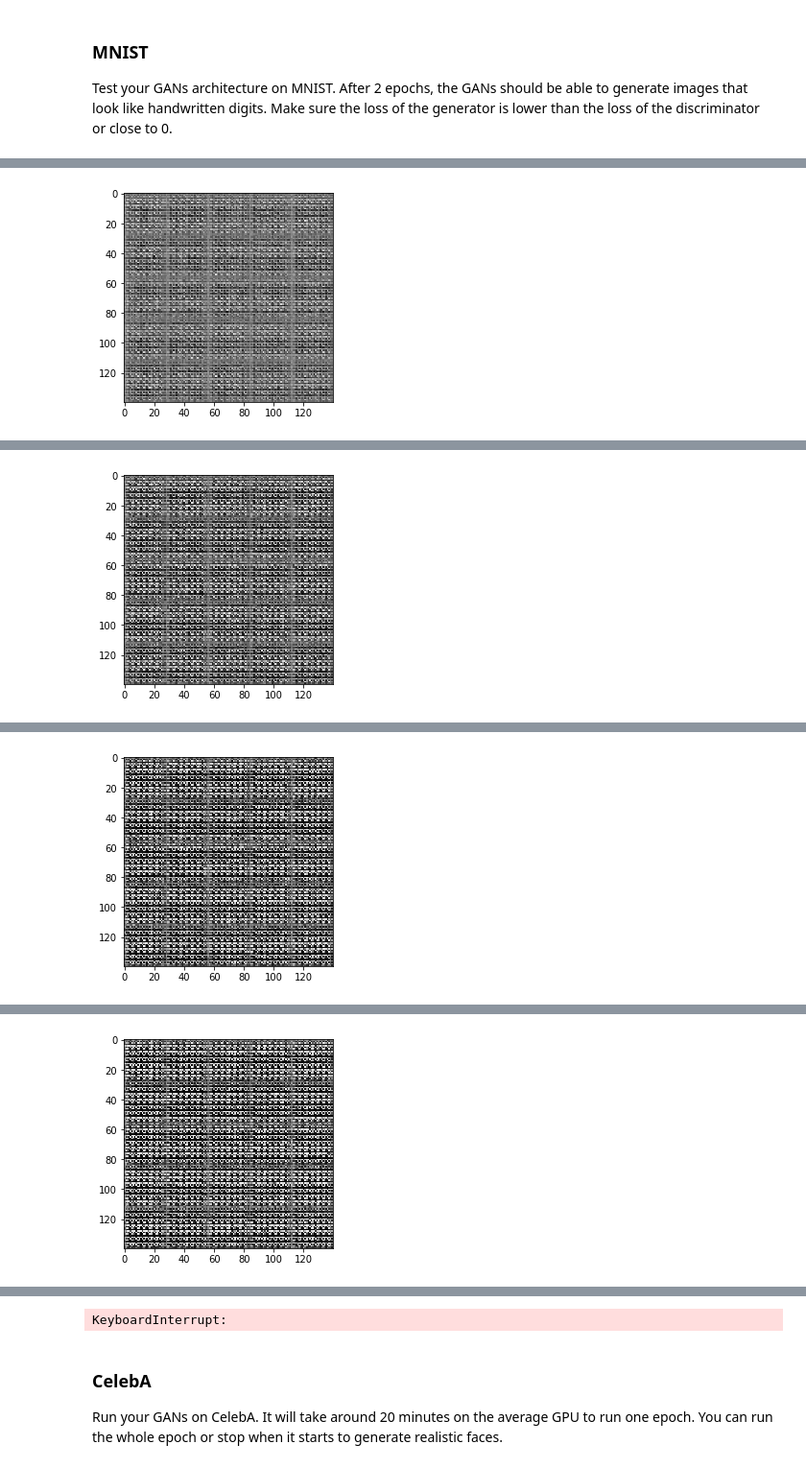
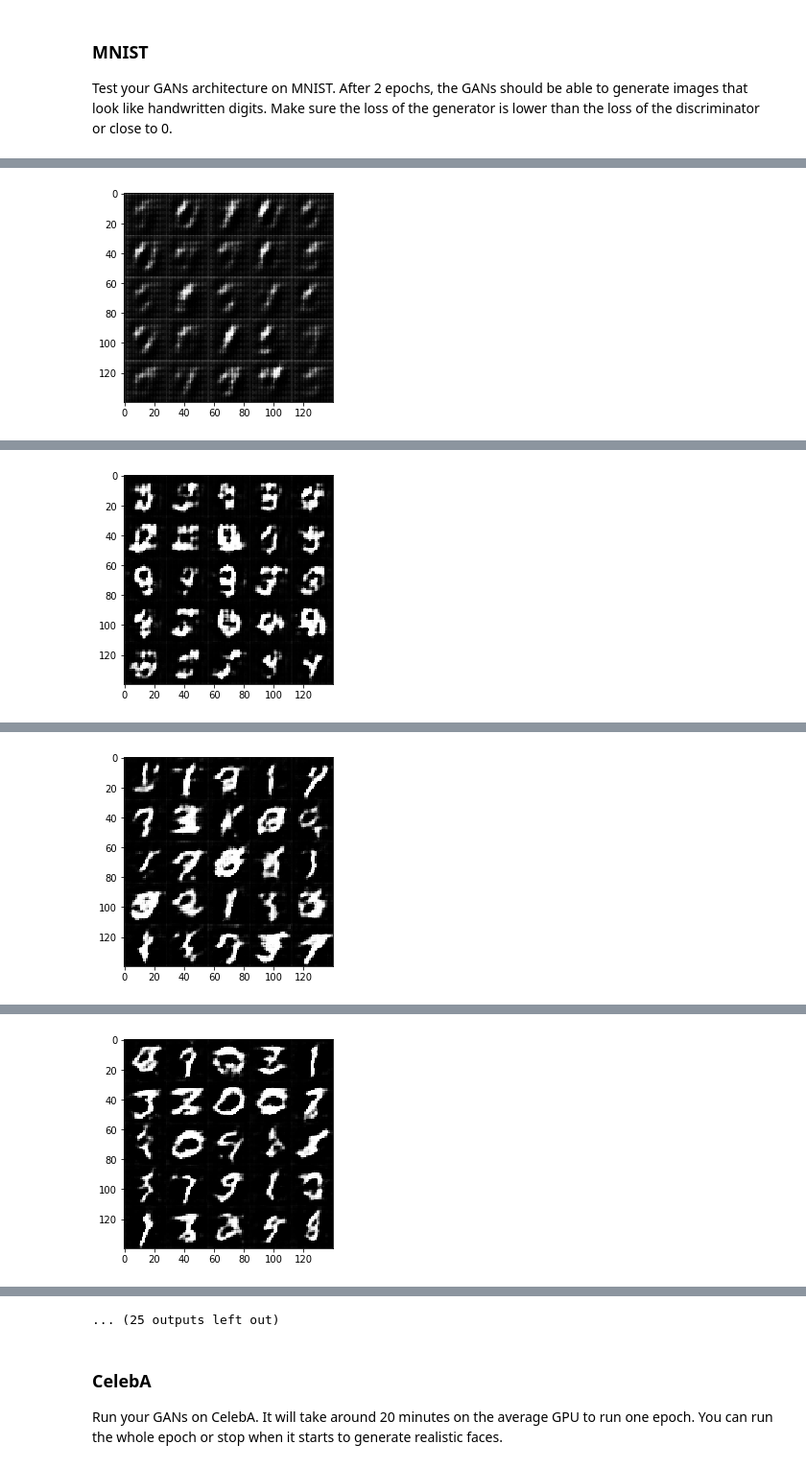
Before and after one commit to RyanCCollins/deep-learning-nd, a Jupyter notebook: project5/dlnd_face_generation.ipynb, the cells around one changed output, grey strips where cells are left out. Shown at 96% size. Drawn from its saved outputs; the diff is of its cells as text; code cells hidden in the pictures.

```diff
--- a/project5/dlnd_face_generation.ipynb
+++ b/project5/dlnd_face_generation.ipynb
@@ -116,10 +116,10 @@ def model_inputs(image_width, image_height, image_channels, z_dim):
     :param z_dim: The dimension of Z
     :return: Tuple of (tensor of real input images, tensor of z data, learning rate)
     """
-    inputs_real = tf.placeholder(tf.float32, (None, image_width, image_height, image_channels), name='inputs_real')
-    inputs_z = tf.placeholder(tf.float32, (None, z_dim), name='inputs_z')
+    input_real = tf.placeholder(tf.float32, (None, image_width, image_height, image_channels), name='input_real')
+    input_z = tf.placeholder(tf.float32, (None, z_dim), name='input_z')
     in_learning_rate = tf.placeholder(tf.float32, None, name='learning_rate')
-    return inputs_real, inputs_z, in_learning_rate
+    return input_real, input_z, in_learning_rate
 
 """
 DON'T MODIFY ANYTHING IN THIS CELL THAT IS BELOW THIS LINE
@@ -224,15 +242,12 @@ def model_loss(input_real, input_z, out_channel_dim):
     dis_model_real, dis_logits_real = discriminator(input_real)
     dis_model_fake, dis_logits_fake = discriminator(gen_model, reuse=True)
 
-    gen_loss = tf.reduce_mean(tf.nn.sigmoid_cross_entropy_with_logits(logits=dis_logits_fake, labels=tf.ones_like(dis_model_fake)))
-
-    dis_loss_real = tf.reduce_mean(tf.nn.sigmoid_cross_entropy_with_logits(logits=dis_logits_real, labels=tf.ones_like(dis_model_real) * 0.9))
-    dis_loss_fake = tf.reduce_mean(tf.nn.sigmoid_cross_entropy_with_logits(logits=dis_logits_fake, labels=tf.ones_like(dis_model_fake)))
-
-    dis_loss = dis_loss_fake + dis_loss_real
+    dis_loss_real = tf.reduce_mean(tf.nn.sigmoid_cross_entropy_with_logits(logits=dis_logits_real, labels=tf.ones_like(dis_logits_real) * 0.9))
+    dis_loss_fake = tf.reduce_mean(tf.nn.sigmoid_cross_entropy_with_logits(logits=dis_logits_fake, labels=tf.zeros_like(dis_logits_fake)))
+    dis_loss = dis_loss_real + dis_loss_fake
+    gen_loss = tf.reduce_mean(tf.nn.sigmoid_cross_entropy_with_logits(logits=dis_logits_fake, labels=tf.ones_like(dis_logits_fake)))
 
     return dis_loss, gen_loss
-
 
 
 """
@@ -327,8 +342,8 @@ def train(epoch_count, batch_size, z_dim, learning_rate, beta1, get_batches, dat
     """
     _, image_width, image_height, image_channels = data_shape
 
-    inputs_real, inputs_z, in_learning_rate = model_inputs(image_width, image_height, image_channels, z_dim)
-    dis_loss, gen_loss = model_loss(inputs_real, inputs_z, image_channels)
+    input_real, input_z, in_learning_rate = model_inputs(image_width, image_height, image_channels, z_dim)
+    dis_loss, gen_loss = model_loss(input_real, input_z, image_channels)
     dis_ops, gen_ops = model_opt(dis_loss, gen_loss, learning_rate, beta1)
 
     steps = 0
@@ -348,16 +363,16 @@ def train(epoch_count, batch_size, z_dim, learning_rate, beta1, get_batches, dat
 
                 batch_z = np.random.uniform(-1, 1, size=(batch_size, z_dim))
 
-                _ = sess.run(dis_ops, feed_dict={ inputs_real: batch_images, inputs_z: batch_z, in_learning_rate: learning_rate })
-                _ = sess.run(gen_ops, feed_dict={ inputs_z: batch_z, in_learning_rate: learning_rate })
+                _ = sess.run(dis_ops, feed_dict={ input_real: batch_images, input_z: batch_z, in_learning_rate: learning_rate })
+                _ = sess.run(gen_ops, feed_dict={ input_z: batch_z, in_learning_rate: learning_rate })
 
                 if steps % print_every == 0:
                     dis_loss_train = dis_loss.eval({
-                        inputs_z: batch_z,
-                        inputs_real: batch_images
+                        input_z: batch_z,
+                        input_real: batch_images
                     })
                     gen_loss_train = gen_loss.eval({
-                        inputs_z: batch_z
+                        input_z: batch_z
                     })
 
                     print("Epoch {}/{}...".format(epoch_i+1, epoch_count),
@@ -365,14 +380,14 @@ def train(epoch_count, batch_size, z_dim, learning_rate, beta1, get_batches, dat
                          "Generator Loss: {:.4f}".format(gen_loss_train))
 
                 if steps % show_every == 0:
-                    show_generator_output(sess, 25, inputs_z, image_channels, data_image_mode)
+                    show_generator_output(sess, 25, input_z, image_channels, data_image_mode)
 # %% [markdown]
 ### MNIST
 Test your GANs architecture on MNIST.  After 2 epochs, the GANs should be able to generate images that look like handwritten digits.  Make sure the loss of the generator is lower than the loss of the discriminator or close to 0.
 # %%
 batch_size = 64
 z_dim = 128
-learning_rate = 0.0001
+learning_rate = 0.001
 beta1 = 0.5
 
 
@@ -399 +414 @@ Epoch 1/2... Discriminator Loss: 0.3333... Generator Loss: 0.0001
-[figure, old version]
+[figure, new version]
@@ -410 +425 @@ Epoch 1/2... Discriminator Loss: 0.3308... Generator Loss: 0.0000
-[figure, old version]
+[figure, new version]
@@ -421 +436 @@ Epoch 1/2... Discriminator Loss: 0.3278... Generator Loss: 0.0000
-[figure, old version]
+[figure, new version]
@@ -432 +447 @@ Epoch 1/2... Discriminator Loss: 0.3260... Generator Loss: 0.0000
-[figure, old version]
+[figure, new version]
@@ -452,4 +470,4 @@ Epoch 1/2... Discriminator Loss: 0.3262... Generator Loss: 0.0000
-KeyboardInterrupt:
+... (25 outputs left out)
 # %% [markdown]
 ### CelebA
 Run your GANs on CelebA.  It will take around 20 minutes on the average GPU to run one epoch.  You can run the whole epoch or stop when it starts to generate realistic faces.
```
Also changed, not shown: parts of 4 cells of this notebook, 2 other files.
